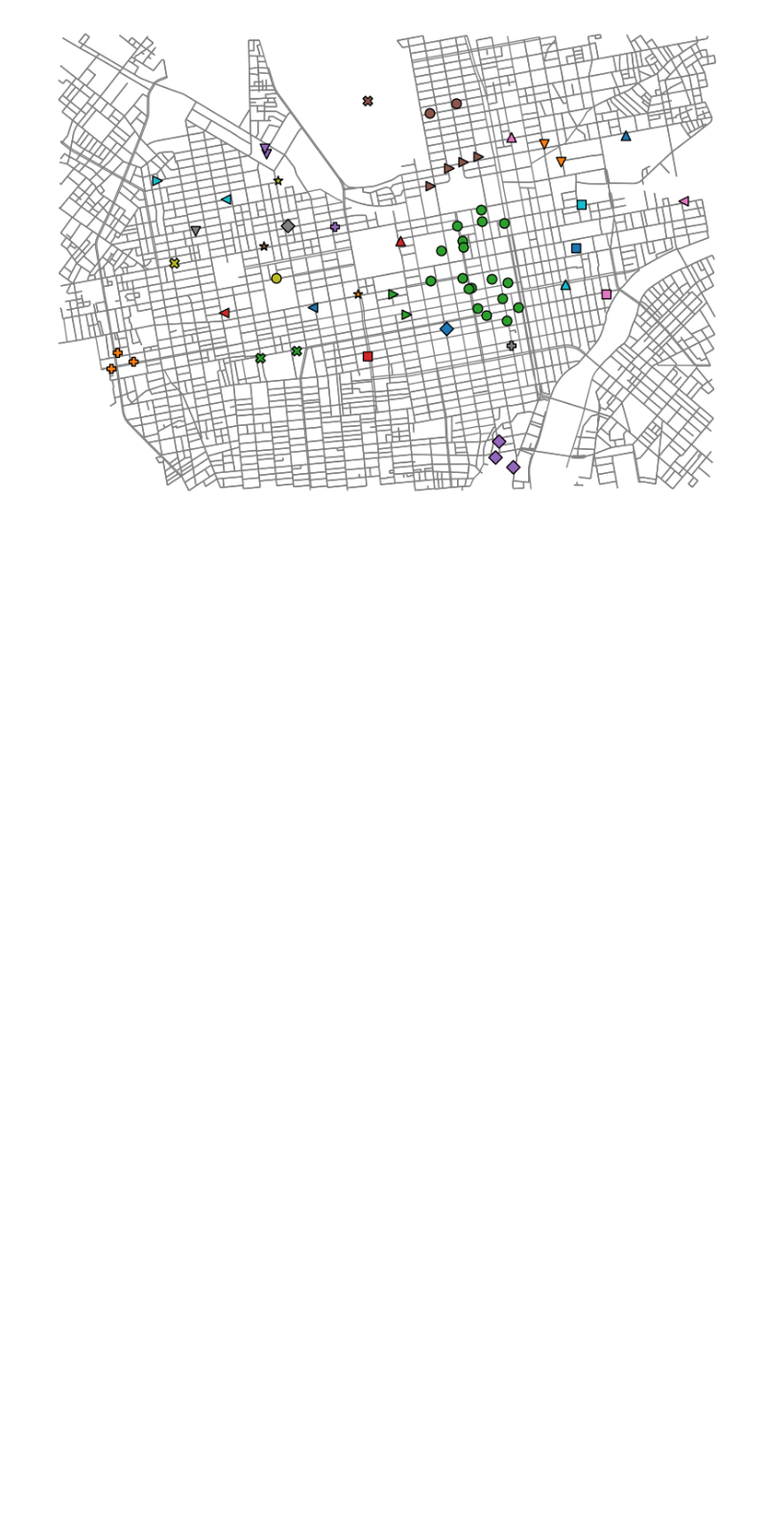
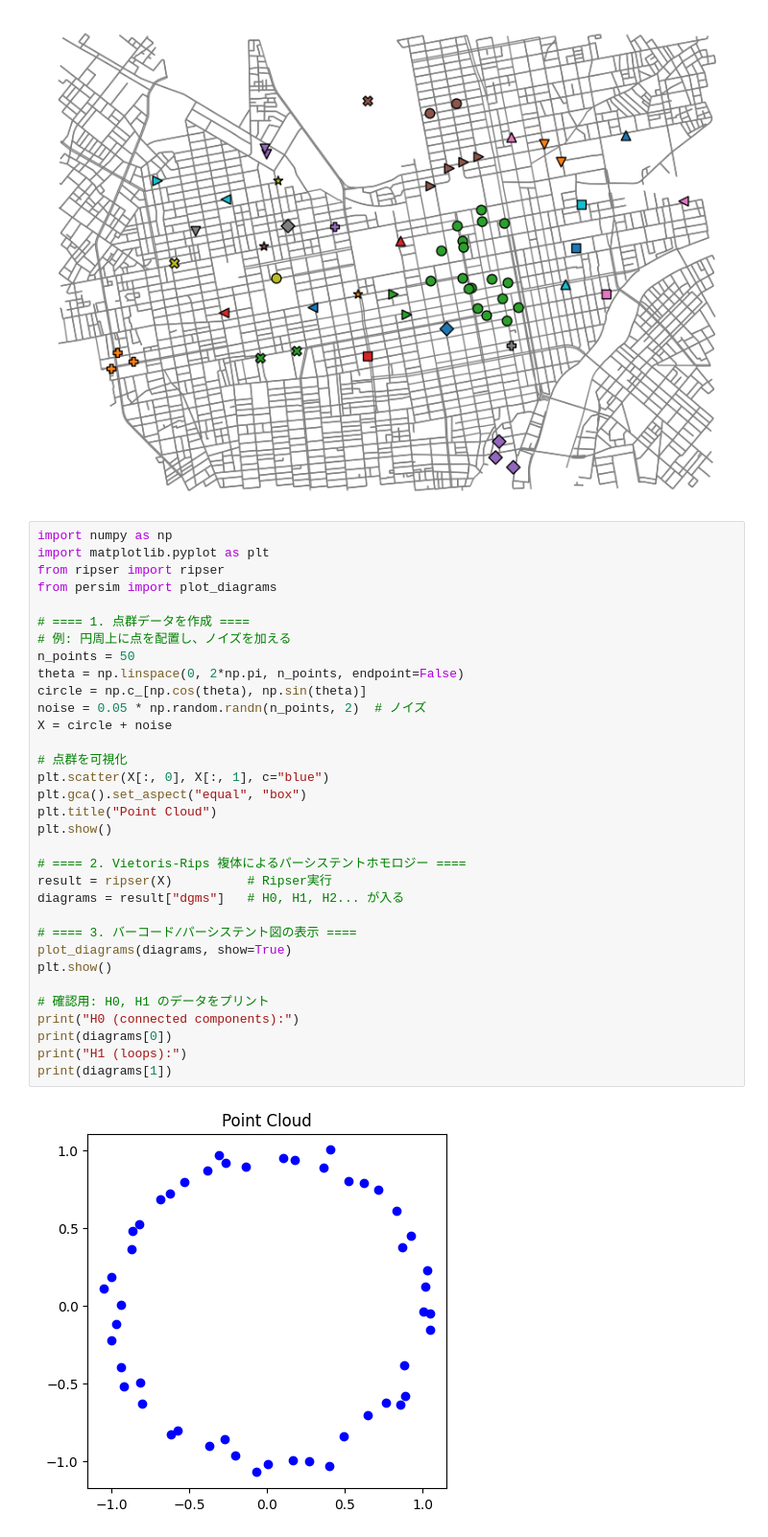
Before and after one commit to masa-moto/street_net, a Jupyter notebook: procle.ipynb, the cells around one changed output. Shown at 96% size. Drawn from its saved outputs; the diff is of its cells as text; blank space fills up the shorter version.

```diff
--- a/procle.ipynb
+++ b/procle.ipynb
@@ -297,3 +297,38 @@ ax.set_ylabel("Latitude")
 fig.tight_layout()
 # %% [output]
 [figure]
+# %%
+import numpy as np
+import matplotlib.pyplot as plt
+from ripser import ripser
+from persim import plot_diagrams
+
+# ==== 1. 点群データを作成 ====
+# 例: 円周上に点を配置し、ノイズを加える
+n_points = 50
+theta = np.linspace(0, 2*np.pi, n_points, endpoint=False)
+circle = np.c_[np.cos(theta), np.sin(theta)]
+noise = 0.05 * np.random.randn(n_points, 2)  # ノイズ
+X = circle + noise
+
+# 点群を可視化
+plt.scatter(X[:, 0], X[:, 1], c="blue")
+plt.gca().set_aspect("equal", "box")
+plt.title("Point Cloud")
+plt.show()
+
+# ==== 2. Vietoris-Rips 複体によるパーシステントホモロジー ====
+result = ripser(X)          # Ripser実行
+diagrams = result["dgms"]   # H0, H1, H2... が入る
+
+# ==== 3. バーコード/パーシステント図の表示 ====
+plot_diagrams(diagrams, show=True)
+plt.show()
+
+# 確認用: H0, H1 のデータをプリント
+print("H0 (connected components):")
+print(diagrams[0])
+print("H1 (loops):")
+print(diagrams[1])
+# %% [output]
+[figure, added]
```
Also changed, not shown: parts of 5 cells of this notebook, 1 other file.
